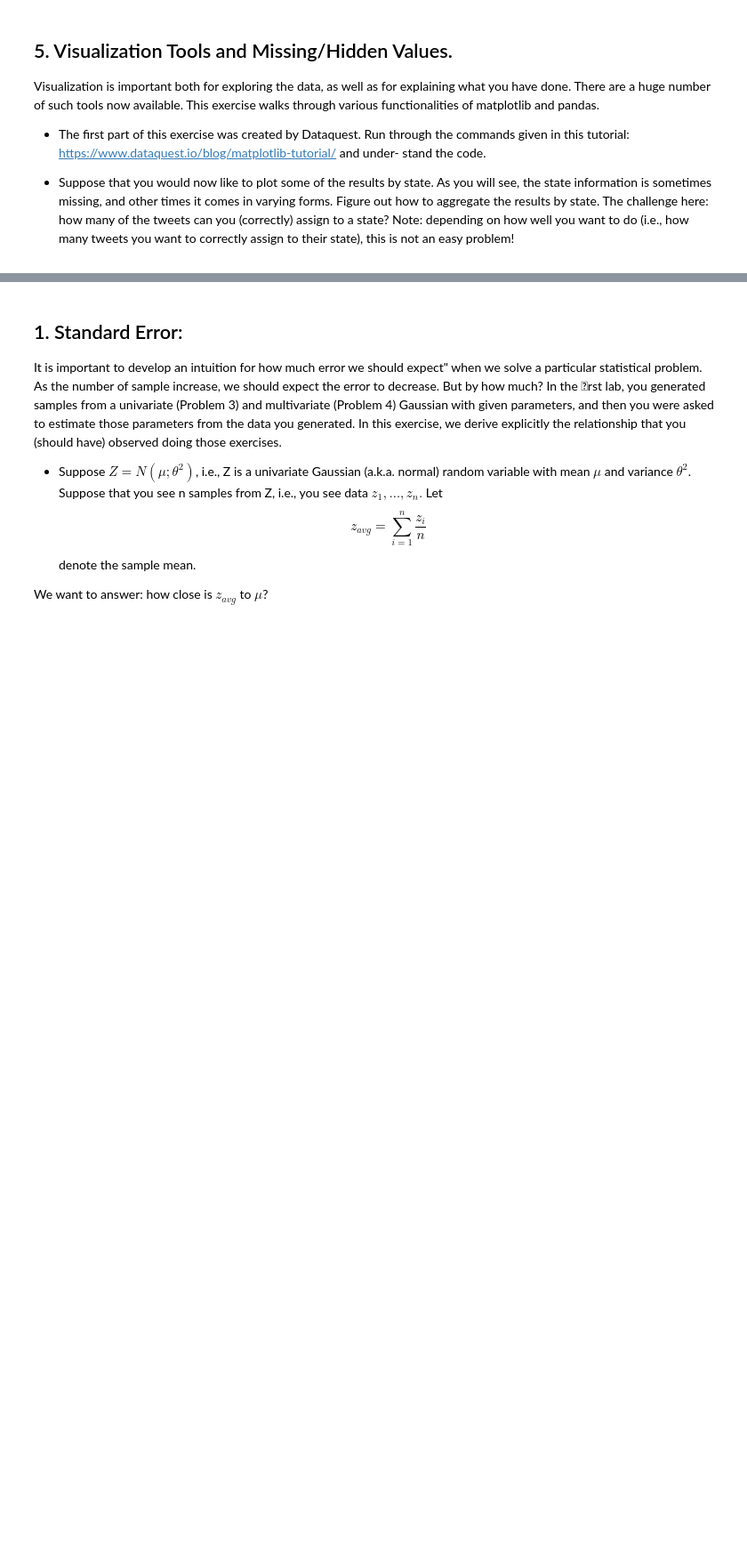
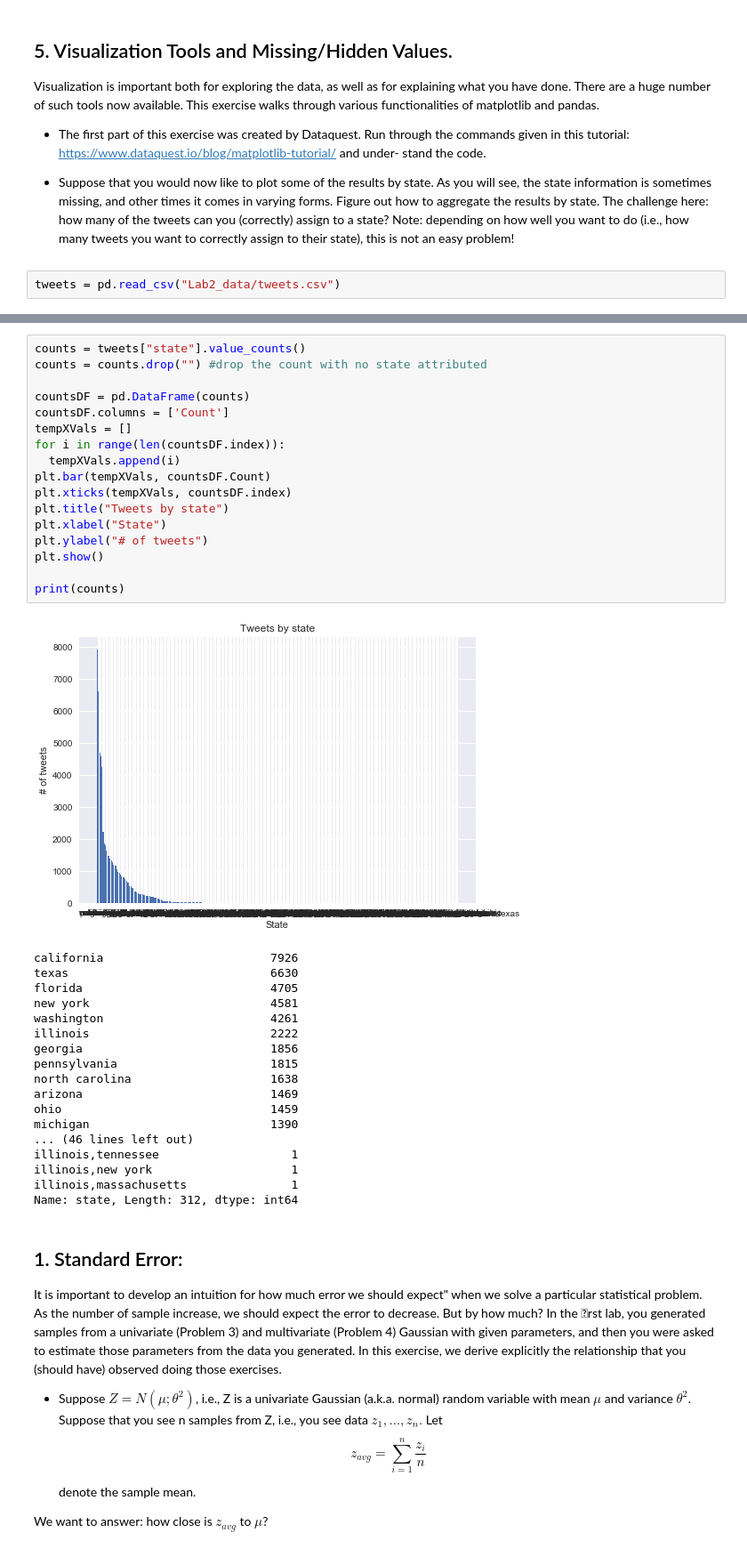
Before and after one commit to Ada520/DSLab, a Jupyter notebook: Lab2/Lab2.ipynb, the cells around one changed output, grey strips where cells are left out. Shown at 89% size. Cells and saved outputs as stored; diff of their text form; blank space fills up the shorter version.

```diff
--- a/Lab2/Lab2.ipynb
+++ b/Lab2/Lab2.ipynb
@@ -466,3 +501,5 @@ Figure out how to aggregate the results by state. The challenge here: how many o
 tweets can you (correctly) assign to a state? Note: depending on how well you want to
 do (i.e., how many tweets you want to correctly assign to their state), this is not an easy
 problem!
+# %%
+tweets = pd.read_csv("Lab2_data/tweets.csv")
@@ -469,3 +618,39 @@ problem!
+# %%
+counts = tweets["state"].value_counts()
+counts = counts.drop("") #drop the count with no state attributed
+
+countsDF = pd.DataFrame(counts)
+countsDF.columns = ['Count']
+tempXVals = []
+for i in range(len(countsDF.index)):
+  tempXVals.append(i)
+plt.bar(tempXVals, countsDF.Count)
+plt.xticks(tempXVals, countsDF.index)
+plt.title("Tweets by state")
+plt.xlabel("State")
+plt.ylabel("# of tweets")
+plt.show()
+
+print(counts)
+# %% [output]
+[figure, added]
+california                        7926
+texas                             6630
+florida                           4705
+new york                          4581
+washington                        4261
+illinois                          2222
+georgia                           1856
+pennsylvania                      1815
+north carolina                    1638
+arizona                           1469
+ohio                              1459
+michigan                          1390
+... (46 lines left out)
+illinois,tennessee                   1
+illinois,new york                    1
+illinois,massachusetts               1
+Name: state, Length: 312, dtype: int64
 # %% [markdown]
 ## 1.  Standard Error:
 It is important to develop an intuition for how much error we should
```
Also changed, not shown: parts of 6 cells of this notebook.
